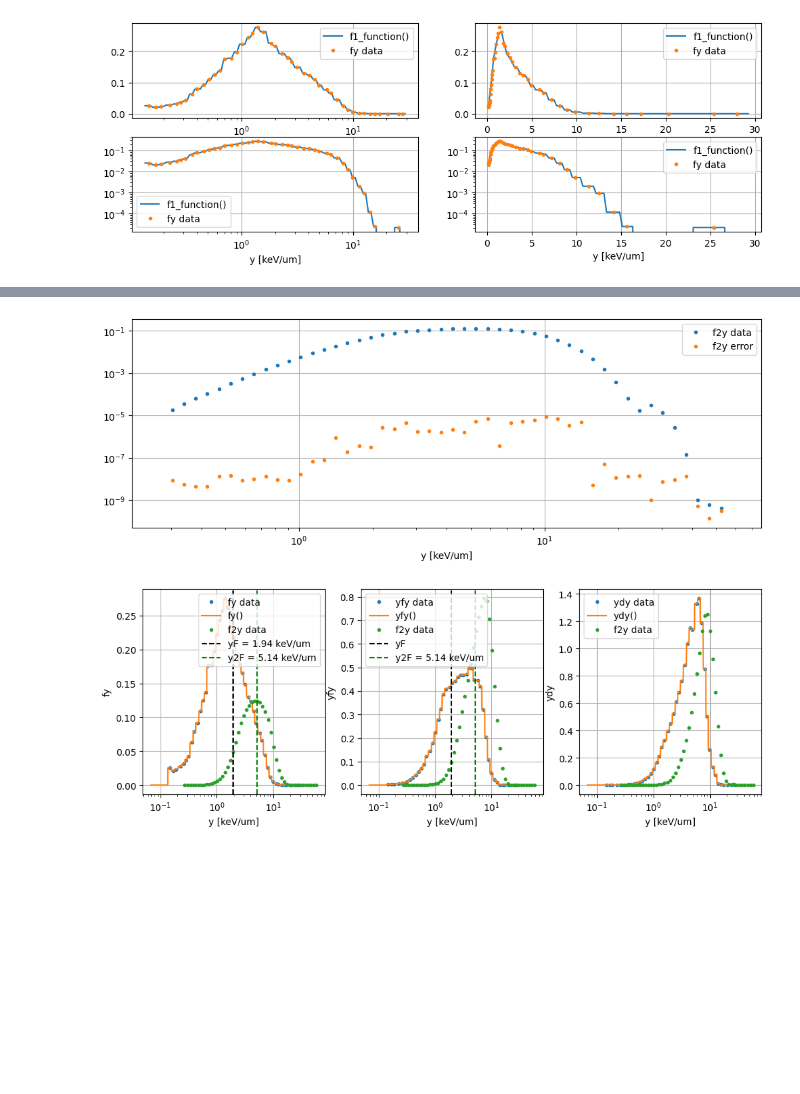
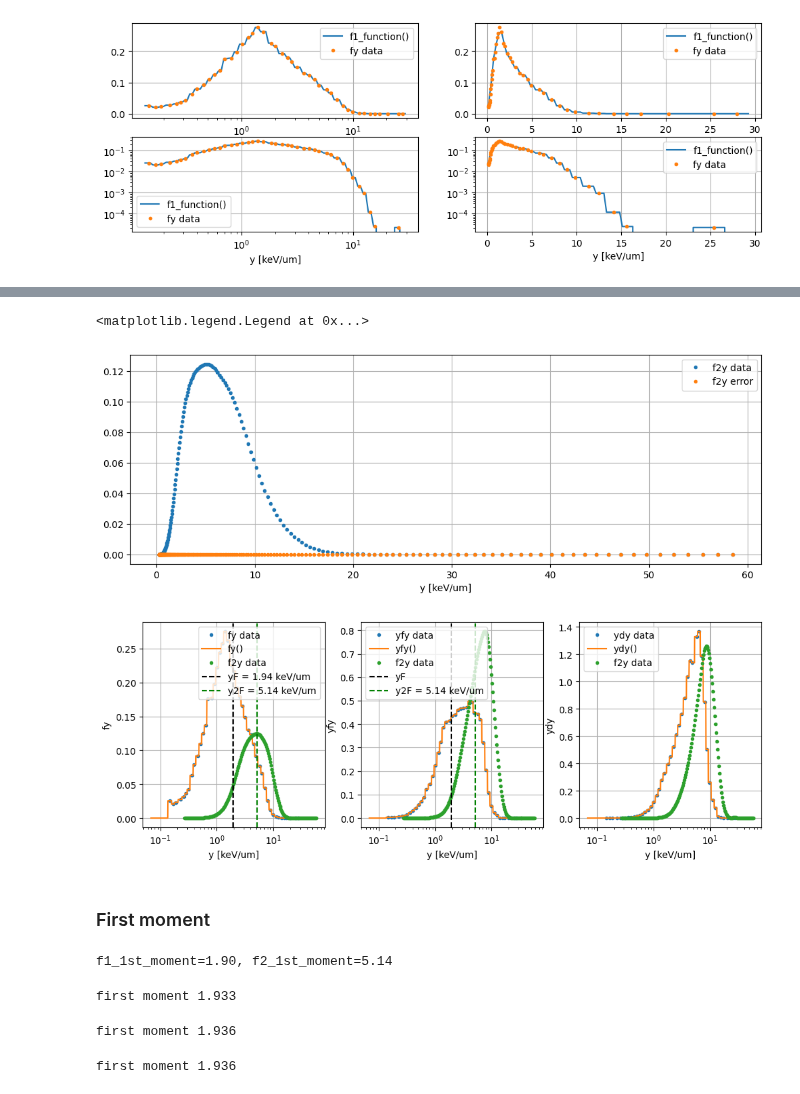
Before and after one commit to grzanka/microdosimetric_spectra_folding, a Jupyter notebook: notebooks/0.2-validation-convolutions.ipynb, the cells around one changed output, grey strips where cells are left out. Cells and saved outputs as stored; diff of their text form; code cells hidden in the pictures; blank space fills up the shorter version.

```diff
--- a/notebooks/0.2-validation-convolutions.ipynb
+++ b/notebooks/0.2-validation-convolutions.ipynb
@@ -319,16 +319,15 @@ for a in ax.flatten():
 # %% [output]
 [figure]
 # %%
-expected_conv_domain = (spectrum_clipped.bin_edges[0]*2,spectrum_clipped.bin_edges[-1]*2)
-xvalues_for_integration = np.geomspace(start=expected_conv_domain[0], stop=expected_conv_domain[1], num=50)
+expected_conv_domain = (spectrum_clipped.bin_edges[0]*2,spectrum_clipped.bin_edges[-1]*2.)
+xvalues_for_integration = np.geomspace(start=expected_conv_domain[0], stop=expected_conv_domain[1], num=200)
 
 convolution_integration_limits = (spectrum_clipped.bin_edges[0],spectrum_clipped.bin_edges[-1])
-integral_kwargs = {'limit': 500, 'points': np.geomspace(*convolution_integration_limits,200)}
+integral_kwargs = {'limit': 800, 'points': np.geomspace(*convolution_integration_limits,400)}
 #integral_kwargs = {}
 f2_values = [convolution(
     f1_function,
     lower_limit=convolution_integration_limits[0],
     upper_limit=convolution_integration_limits[1],
     kwargs=integral_kwargs)(y) for y in xvalues_for_integration]
-f2_values
 # %% [output]
@@ -352,14 +360,15 @@ f2_values
 # %%
 fig, ax = plt.subplots(nrows=1, ncols=1, figsize=(12, 4))
 ax.plot(xvalues_for_integration, [item[0] for item in f2_values], '.', label='f2y data')
 ax.plot(xvalues_for_integration, [item[1] for item in f2_values], '.', label='f2y error')
 ax.grid()
 ax.set_xlabel('y [keV/um]')
 ax.legend()
-ax.set_xscale('log')
-ax.set_yscale('log')
+#ax.set_xscale('log')
+#ax.set_yscale('log')
 # %% [output]
+<matplotlib.legend.Legend at 0x...>
-[figure, old version]
+[figure, new version]
 # %%
 # step_function_args = (), #(sys.float_info.min)
 # expected_conv_domain = (-spectrum.bin_edges[0] / 10,spectrum.bin_edges[-1] * 10)
@@ -397,6 +406,34 @@ for a in ax:
     a.grid()
     a.set_xlabel('y [keV/um]')
     a.legend()
-    #a.set_xlim(0, 20)
+#    a.set_xlim(10, 20)
 # %% [output]
-[figure, old version]
+[figure, new version]
+# %% [markdown]
+### First moment
+# %%
+from src.helpers import first_moment
+f1_1st_moment = first_moment(bin_centers=xvalues_geom, bin_values=f1_function(xvalues_geom))
+#f1_1st_moment = first_moment(bin_centers=xvalues_lin, bin_values=f1_function(xvalues_lin))
+f2_1st_moment = first_moment(bin_centers=xvalues_for_integration, bin_values=np.array([item[0] for item in f2_values]))
+print(f"f1_1st_moment={f1_1st_moment:2.2f}, f2_1st_moment={f2_1st_moment:2.2f}")
+# %% [output]
+f1_1st_moment=1.90, f2_1st_moment=5.14
+# %%
+xvalues_geom = np.geomspace(start=spectrum_clipped.bin_edges[0], stop=spectrum_clipped.bin_edges[-1], num=100)
+f1_1st_moment = first_moment(bin_centers=xvalues_geom, bin_values=f1_function(xvalues_geom))
+print(f"first moment {f1_1st_moment:2.3f}")
+# %% [output]
+first moment 1.933
+# %%
+xvalues_geom = np.geomspace(start=spectrum_clipped.bin_edges[0], stop=spectrum_clipped.bin_edges[-1], num=1000)
+f1_1st_moment = first_moment(bin_centers=xvalues_geom, bin_values=f1_function(xvalues_geom))
+print(f"first moment {f1_1st_moment:2.3f}")
+# %% [output]
+first moment 1.936
+# %%
+xvalues_geom = np.geomspace(start=spectrum_clipped.bin_edges[0], stop=spectrum_clipped.bin_edges[-1]*2, num=1000)
+f1_1st_moment = first_moment(bin_centers=xvalues_geom, bin_values=f1_function(xvalues_geom))
+print(f"first moment {f1_1st_moment:2.3f}")
+# %% [output]
+first moment 1.936
```
Also changed, not shown: parts of 4 cells of this notebook.
